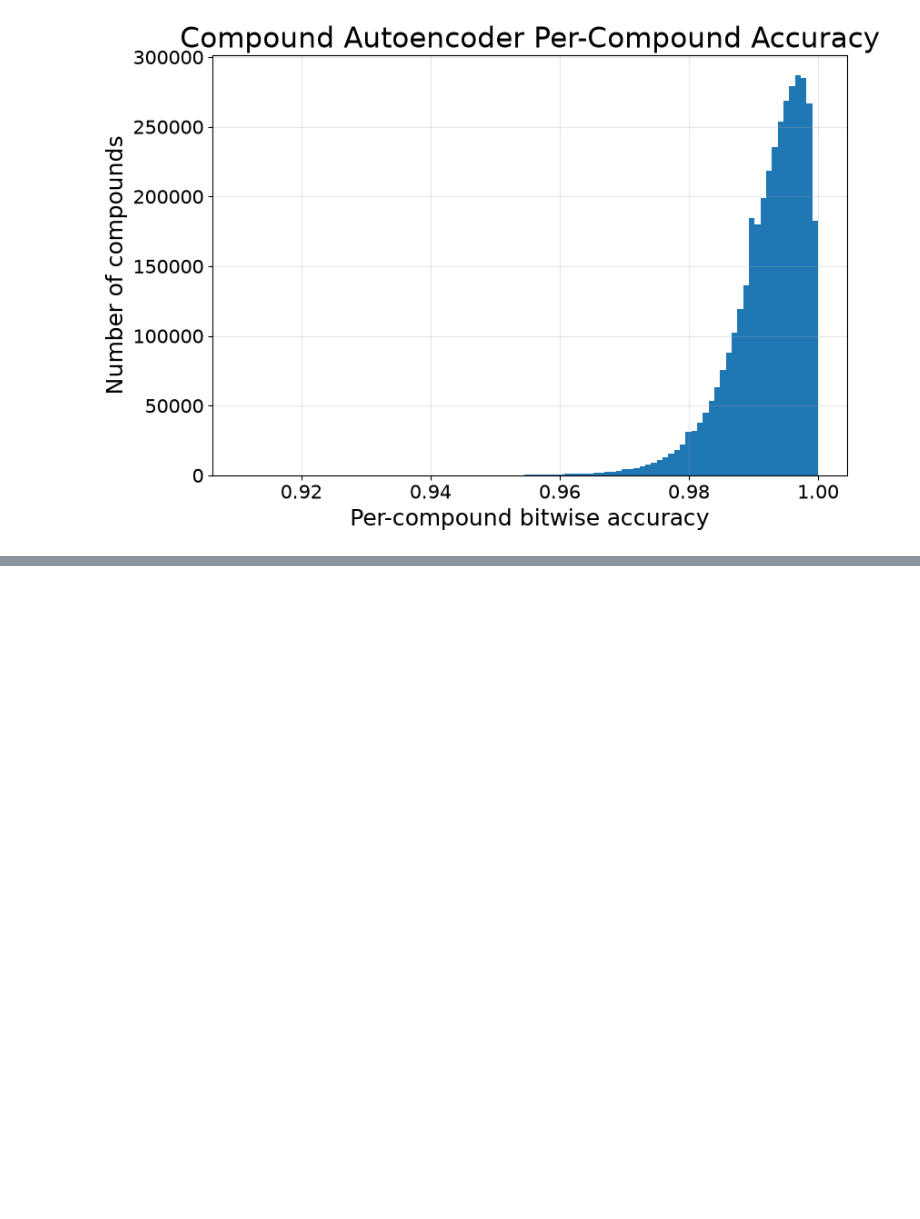
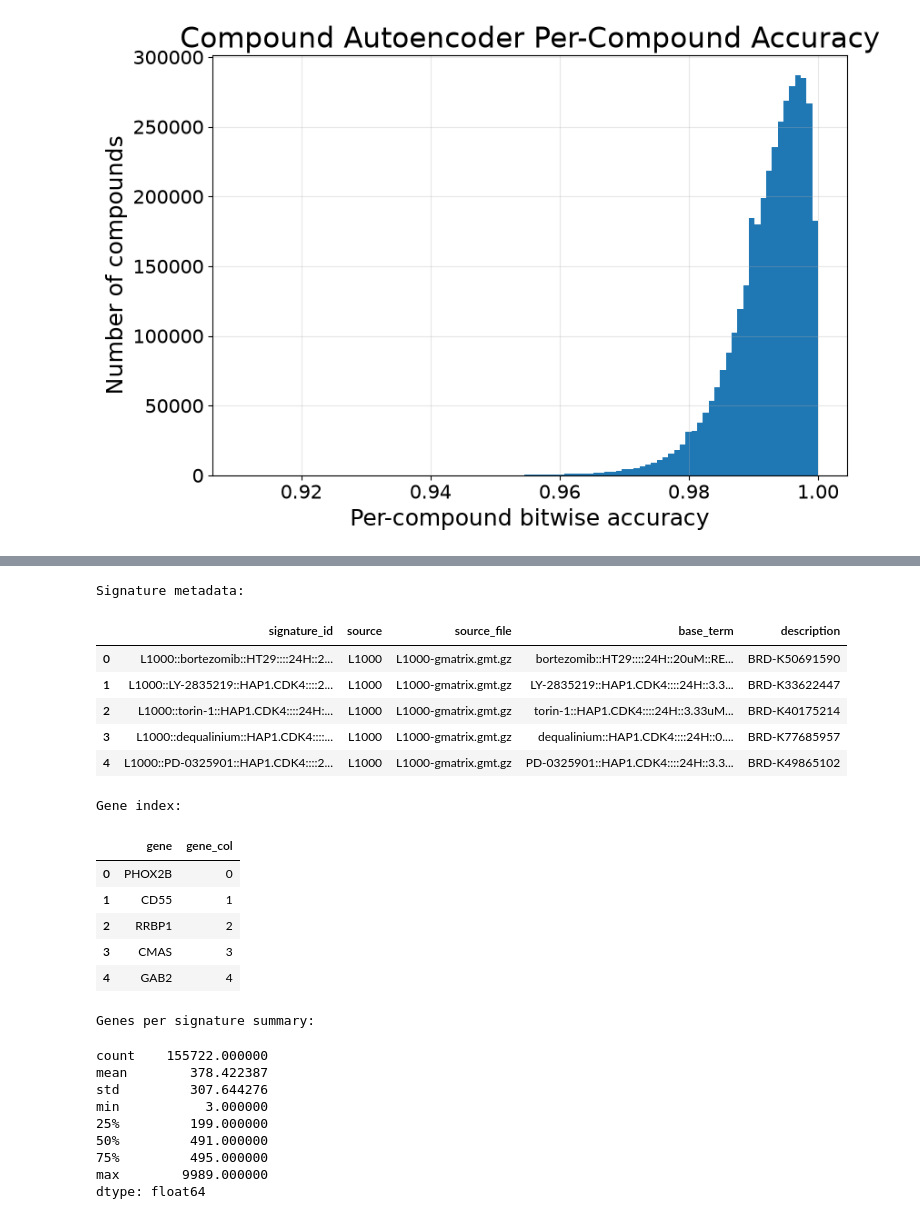
Before and after one commit to mell508-gif/predicting-predictability, a Jupyter notebook: data/july_wraps.ipynb, the cells around one changed output, grey strips where cells are left out. Saved outputs shown, nothing was run; the diff lists cells and outputs as text; code cells hidden in the pictures; blank space fills up the shorter version.

```diff
--- a/data/july_wraps.ipynb
+++ b/data/july_wraps.ipynb
@@ -2326,0 +2613,36 @@ plt.show()
+# %%
+print("Signature metadata:")
+display(signature_metadata.head())
+
+print("Gene index:")
+display(gene_index.head())
+
+nonzeros_per_signature = np.diff(X.indptr)
+
+print("Genes per signature summary:")
+pd.Series(nonzeros_per_signature).describe()
+# %% [output]
+Signature metadata:
+|  | signature_id | source | source_file | base_term | description |
+| 0 | L1000::bortezomib::HT29::::24H::2... | L1000 | L1000-gmatrix.gmt.gz | bortezomib::HT29::::24H::20uM::RE... | BRD-K50691590 |
+| 1 | L1000::LY-2835219::HAP1.CDK4::::2... | L1000 | L1000-gmatrix.gmt.gz | LY-2835219::HAP1.CDK4::::24H::3.3... | BRD-K33622447 |
+| 2 | L1000::torin-1::HAP1.CDK4::::24H:... | L1000 | L1000-gmatrix.gmt.gz | torin-1::HAP1.CDK4::::24H::3.33uM... | BRD-K40175214 |
+| 3 | L1000::dequalinium::HAP1.CDK4::::... | L1000 | L1000-gmatrix.gmt.gz | dequalinium::HAP1.CDK4::::24H::0.... | BRD-K77685957 |
+| 4 | L1000::PD-0325901::HAP1.CDK4::::2... | L1000 | L1000-gmatrix.gmt.gz | PD-0325901::HAP1.CDK4::::24H::3.3... | BRD-K49865102 |
+Gene index:
+|  | gene | gene_col |
+| 0 | PHOX2B | 0 |
+| 1 | CD55 | 1 |
+| 2 | RRBP1 | 2 |
+| 3 | CMAS | 3 |
+| 4 | GAB2 | 4 |
+Genes per signature summary:
+count    155722.000000
+mean        378.422387
+std         307.644276
+min           3.000000
+25%         199.000000
+50%         491.000000
+75%         495.000000
+max        9989.000000
+dtype: float64
```
Also changed, not shown: parts of 14 cells of this notebook, 12 other files.
